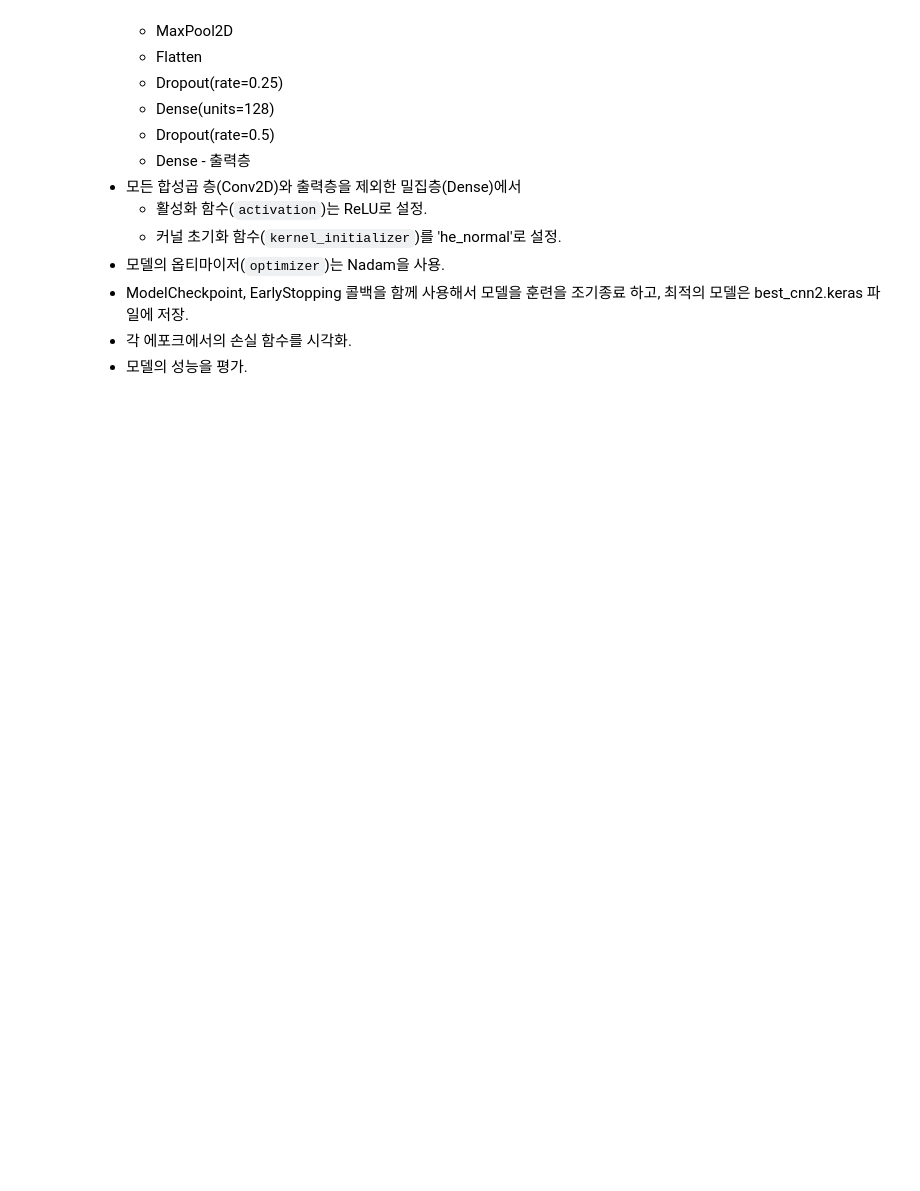
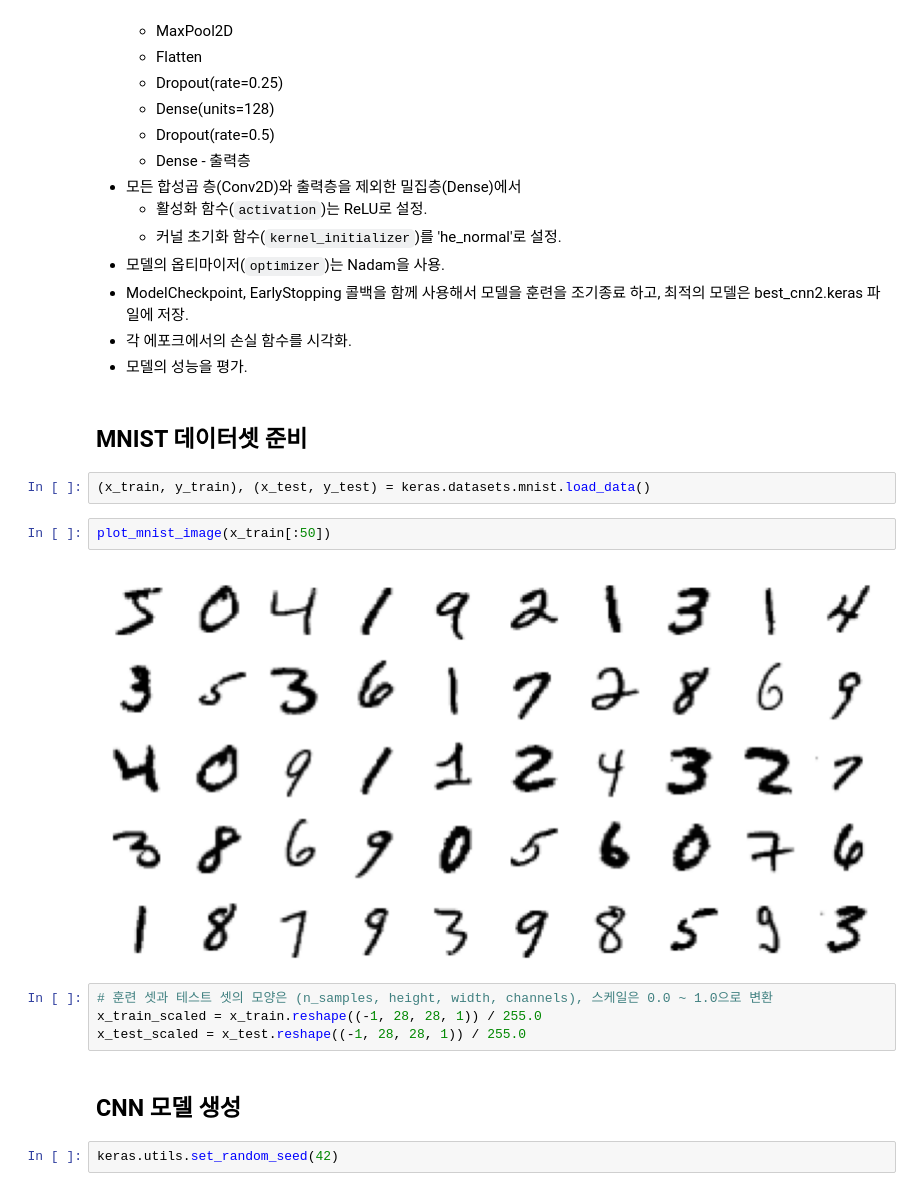
Before and after one commit to JakeOh/202605_BD57, a Jupyter notebook: lab_ml/ml19_cnn_exercises.ipynb, the cells around one changed output. Drawn from its saved outputs; the diff is of its cells as text; blank space fills up the shorter version.

```diff
--- a/lab_ml/ml19_cnn_exercises.ipynb
+++ b/lab_ml/ml19_cnn_exercises.ipynb
@@ -73,3 +243,19 @@ import tensorflow as tf
 *   ModelCheckpoint, EarlyStopping 콜백을 함께 사용해서 모델을 훈련을 조기종료 하고, 최적의 모델은 best_cnn2.keras 파일에 저장.
 *   각 에포크에서의 손실 함수를 시각화.
 *   모델의 성능을 평가.
+# %% [markdown]
+## MNIST 데이터셋 준비
+# %%
+(x_train, y_train), (x_test, y_test) = keras.datasets.mnist.load_data()
+# %%
+plot_mnist_image(x_train[:50])
+# %% [output]
+[figure, added]
+# %%
+# 훈련 셋과 테스트 셋의 모양은 (n_samples, height, width, channels), 스케일은 0.0 ~ 1.0으로 변환
+x_train_scaled = x_train.reshape((-1, 28, 28, 1)) / 255.0
+x_test_scaled = x_test.reshape((-1, 28, 28, 1)) / 255.0
+# %% [markdown]
+## CNN 모델 생성
+# %%
+keras.utils.set_random_seed(42)
```
Also changed, not shown: parts of 37 cells of this notebook.
